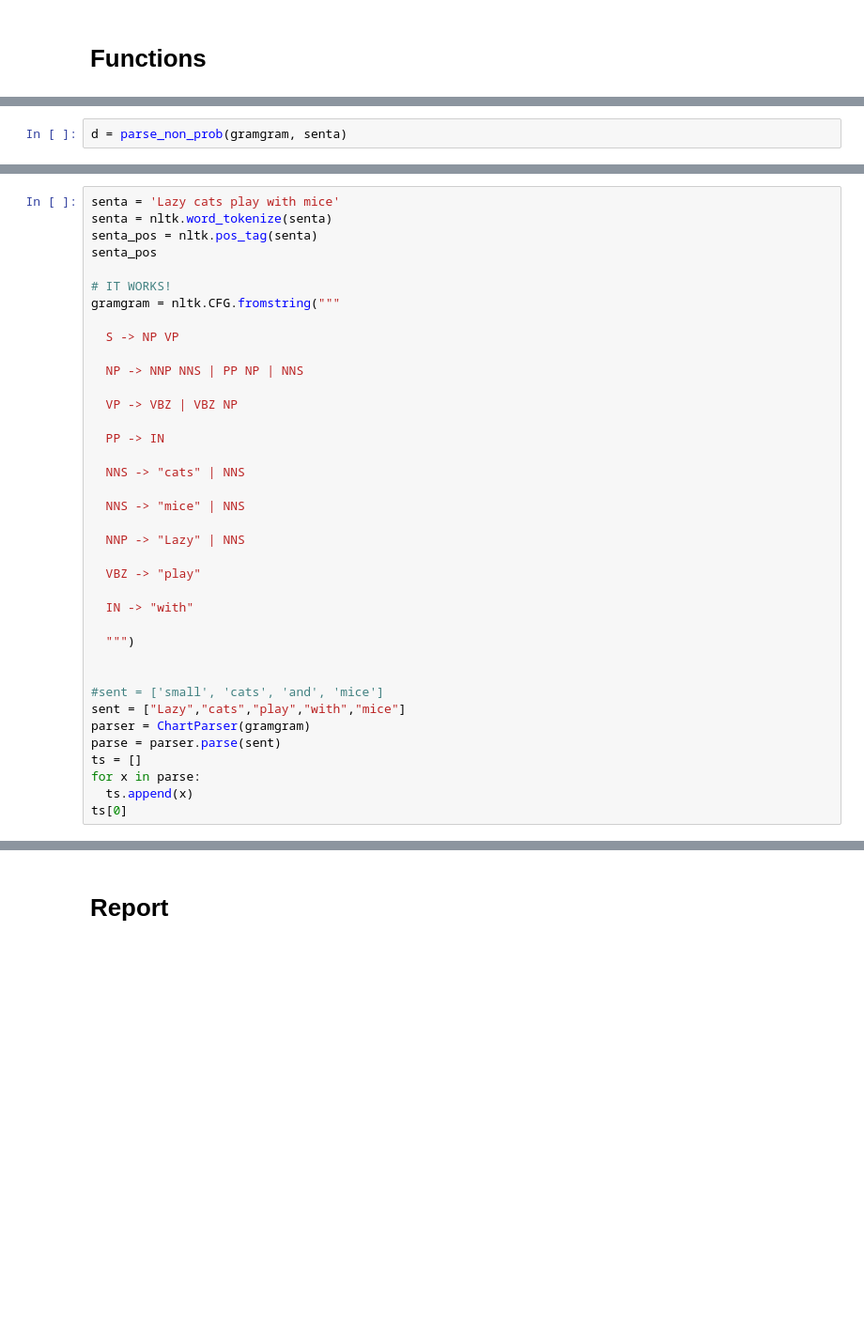
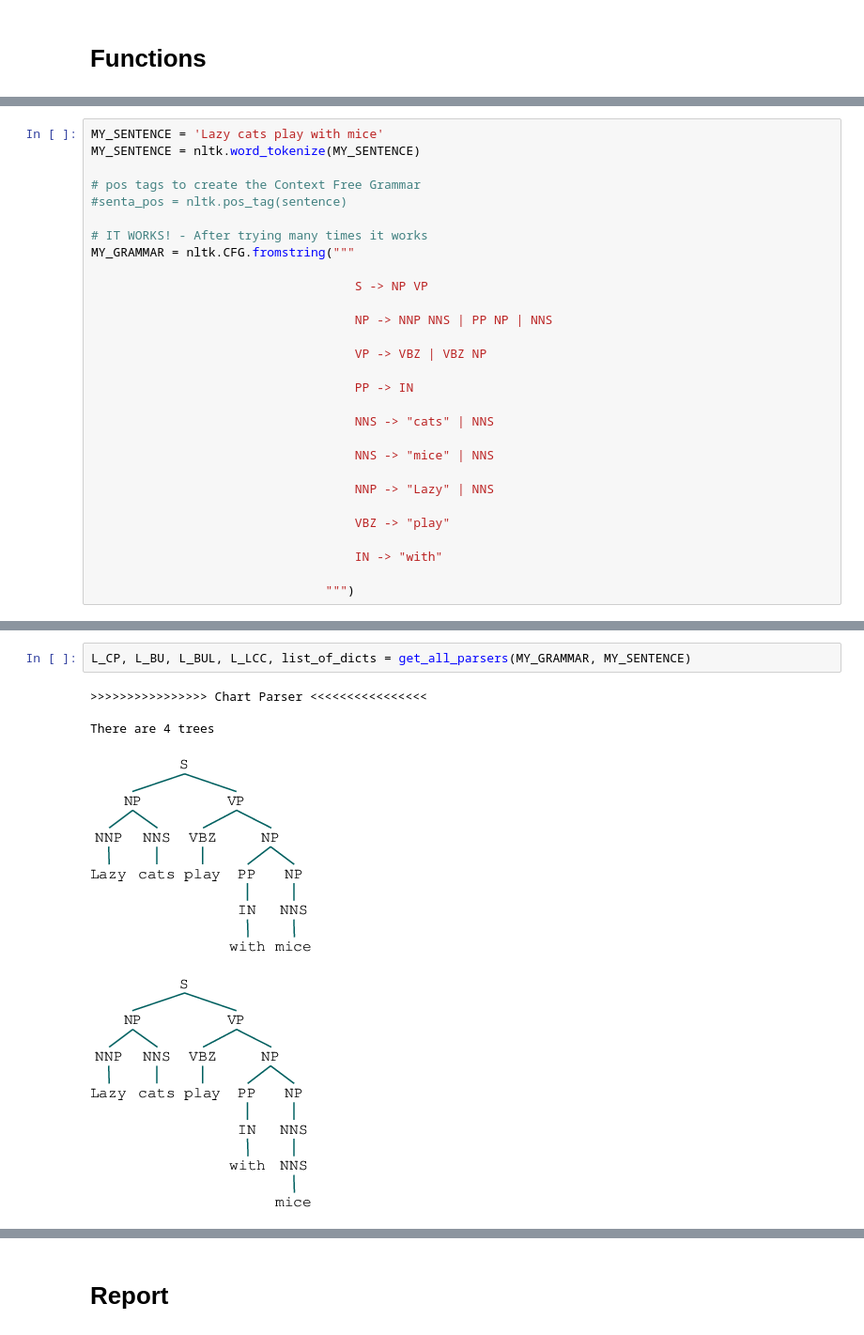
Before and after one commit to walzter/upc-ihlt, a Jupyter notebook: Lab/Notebooks/LAB8_IHLT_Session_8_Andrey_Eric.ipynb, the cells around one changed output, grey strips where cells are left out. Shown: that part at 94% size. Saved outputs shown, nothing was run; the diff lists cells and outputs as text; blank space fills up the shorter version.

```diff
--- a/Lab/Notebooks/LAB8_IHLT_Session_8_Andrey_Eric.ipynb
+++ b/Lab/Notebooks/LAB8_IHLT_Session_8_Andrey_Eric.ipynb
@@ -96,2 +40,0 @@ def parse_non_prob(GRAMMAR, SENT):
-# %%
-d = parse_non_prob(gramgram, senta)
@@ -203,38 +183,29 @@ def get_LCCChartParser(grammar, sentence,CP=None):
 # %%
-senta = 'Lazy cats play with mice'
-senta = nltk.word_tokenize(senta)
-senta_pos = nltk.pos_tag(senta)
-senta_pos
+MY_SENTENCE = 'Lazy cats play with mice'
+MY_SENTENCE = nltk.word_tokenize(MY_SENTENCE)
 
-# IT WORKS!
-gramgram = nltk.CFG.fromstring("""
+# pos tags to create the Context Free Grammar
+#senta_pos = nltk.pos_tag(sentence)
 
-  S -> NP VP
+# IT WORKS! - After trying many times it works
+MY_GRAMMAR = nltk.CFG.fromstring("""
 
-  NP -> NNP NNS | PP NP | NNS
+                                    S -> NP VP
 
-  VP -> VBZ | VBZ NP
+                                    NP -> NNP NNS | PP NP | NNS
 
-  PP -> IN
+                                    VP -> VBZ | VBZ NP
 
-  NNS -> "cats" | NNS
+                                    PP -> IN
 
-  NNS -> "mice" | NNS
+                                    NNS -> "cats" | NNS
 
-  NNP -> "Lazy" | NNS
+                                    NNS -> "mice" | NNS
 
-  VBZ -> "play"
+                                    NNP -> "Lazy" | NNS
 
-  IN -> "with"
+                                    VBZ -> "play"
 
-  """)
+                                    IN -> "with"
 
-
-#sent = ['small', 'cats', 'and', 'mice']
-sent = ["Lazy","cats","play","with","mice"]
-parser = ChartParser(gramgram)
-parse = parser.parse(sent)
-ts = []
-for x in parse:
-  ts.append(x)
-ts[0]
+                                """)
@@ -295,0 +214,8 @@ There are 4 trees
+# %%
+L_CP, L_BU, L_BUL, L_LCC, list_of_dicts = get_all_parsers(MY_GRAMMAR, MY_SENTENCE)
+# %% [output]
+>>>>>>>>>>>>>>>> Chart Parser <<<<<<<<<<<<<<<<
+
+There are 4 trees
+[figure, added]
+[figure, added]
```
Also changed, not shown: parts of 13 cells of this notebook.
